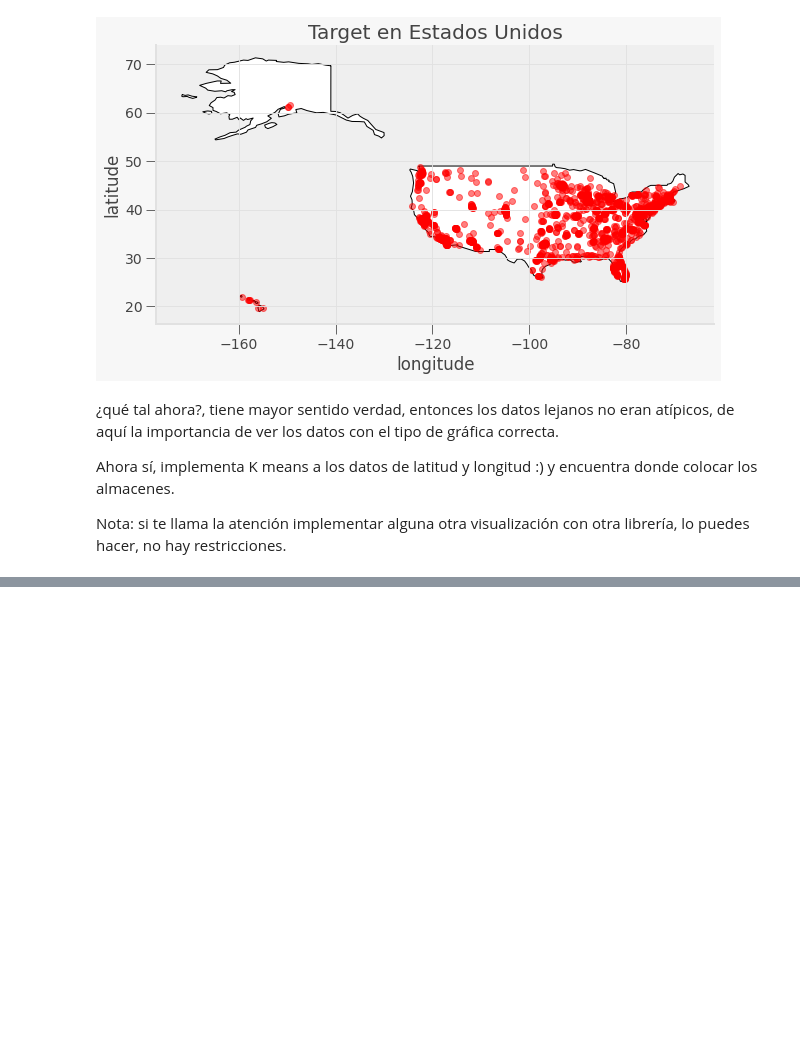
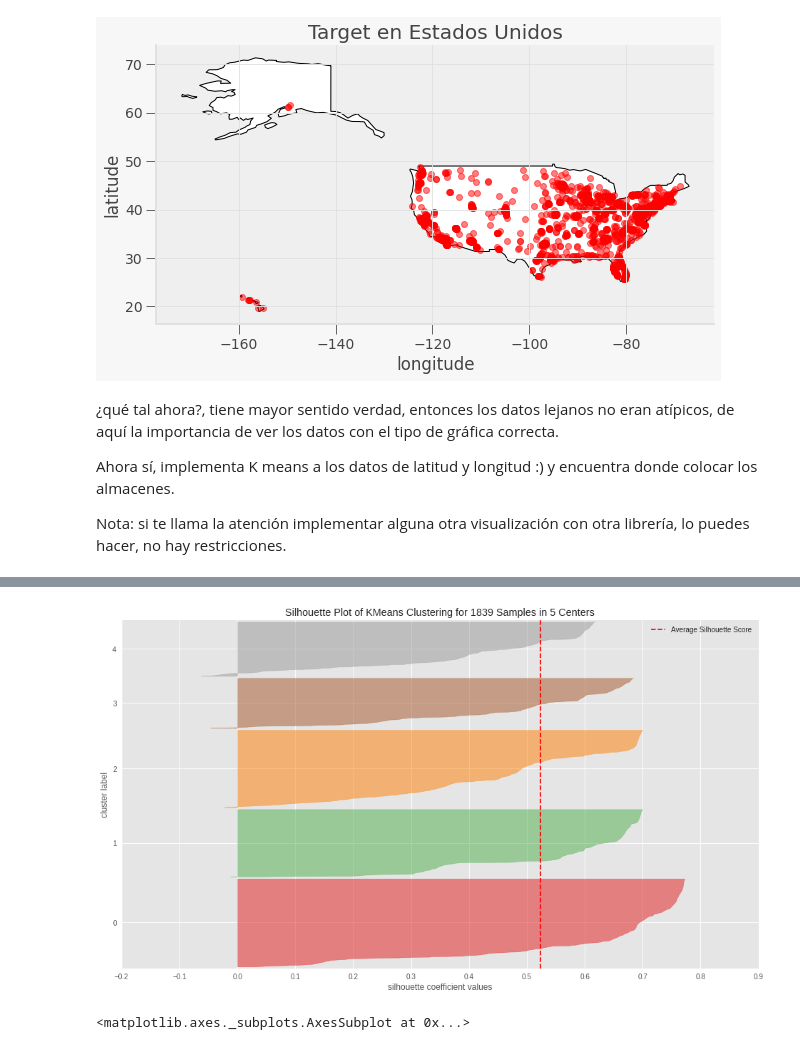
Before and after one commit to PosgradoMNA/actividades-de-aprendizaje-DGarcia-A01086411, a Jupyter notebook: Actividad_Semana_8_7_K_Means.ipynb, the cells around one changed output, grey strips where cells are left out. Drawn from its saved outputs; the diff is of its cells as text; code cells hidden in the pictures; blank space fills up the shorter version.

```diff
--- a/Actividad_Semana_8_7_K_Means.ipynb
+++ b/Actividad_Semana_8_7_K_Means.ipynb
@@ -216,0 +235,22 @@ Nota: si te llama la atención implementar alguna otra visualización con otra l
+# %%
+def KMeans_cluster(data, k):
+    # 2. initialize the model
+    my_kmeans = KMeans(n_clusters= k)
+    # 3. fit the model to the data
+    my_kmeans.fit(data) # pass your scaled data here
+    # 4. obtain the cluster output
+    clusters = my_kmeans.predict(data) # pass your scaled data here
+    centroids = my_kmeans.cluster_centers_
+    return clusters,  pd.DataFrame(centroids)
+
+    model_5clust = KMeans(n_clusters = 5, random_state=42)
+
+
+model_5clust = KMeans(n_clusters = 5, random_state=42)
+
+sil_visualizer = SilhouetteVisualizer(model_5clust)
+sil_visualizer.fit(X)
+sil_visualizer.show()
+# %% [output]
+[figure, added]
+<matplotlib.axes._subplots.AxesSubplot at 0x...>
```
Also changed, not shown: parts of 5 cells of this notebook.
